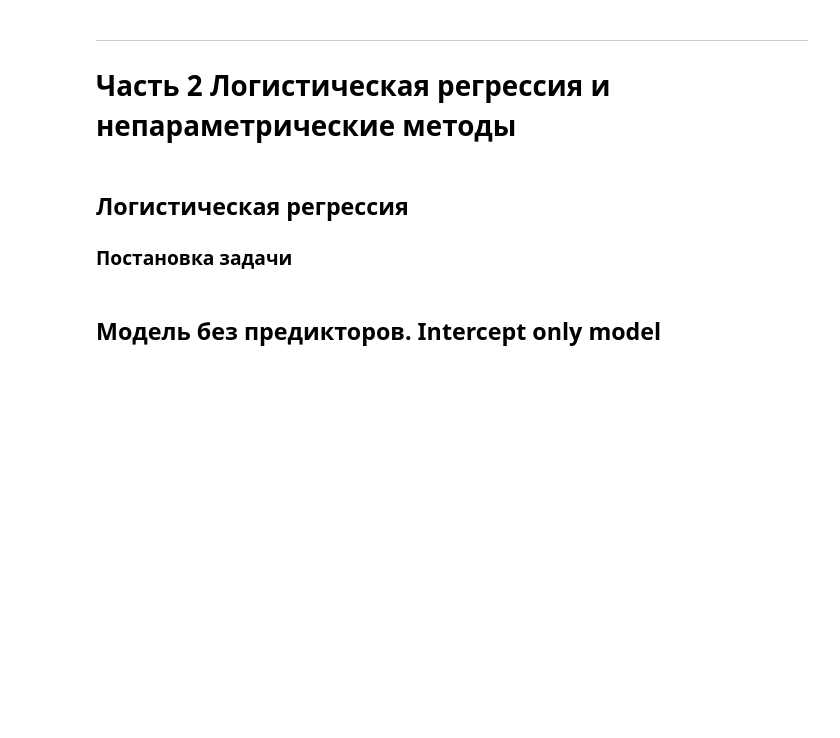
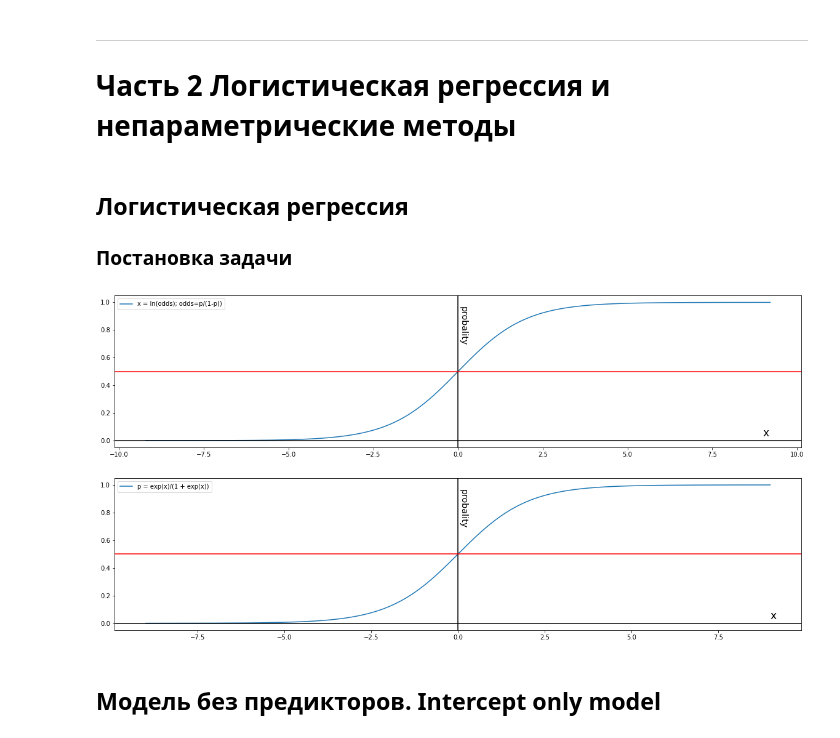
Before and after one commit to KlukvaMors/basic_stat, a Jupyter notebook: basic_stat_2.ipynb, the cells around one changed output. Saved outputs shown, nothing was run; the diff lists cells and outputs as text; code cells hidden in the pictures; blank space fills up the shorter version.

```diff
--- a/basic_stat_2.ipynb
+++ b/basic_stat_2.ipynb
@@ -175,5 +178,40 @@ print(f'{p:.4f}')
 ## Логистическая регрессия
 
 ### Постановка задачи
+# %%
+import numpy as np
+import matplotlib.pyplot as plt
+
+def odds(p):
+    '''Формула выпадения шансов от вероятности'''
+    return p/(1-p)
+
+def logit(x):
+    return np.exp(x)/(1 + np.exp(x))
+
+fig, (ax1, ax2) = plt.subplots(2, figsize=(20, 10))
+
+p1 = np.linspace(0, 1, 10000)
+x1 = np.log(odds(p1))
+x2 = np.linspace(-9, 9, 10000)
+p2 = logit(x2)
+
+ax1.plot(x1, p1, label='x = ln(odds); odds=p/(1-p))')
+ax2.plot(x2, p2, label='p = exp(x)/(1 + exp(x))')
+
+
+for ax in (ax1, ax2):
+    # создадим оси
+    ax.axvline(0, color='k')
+    ax.axhline(0, color='k')
+    # подпишем оси
+    ax.text(9, 0.03, 'x', size='xx-large')
+    ax.text(0.03, 0.7, 'probality', size='x-large', rotation=-90)
+    ax.axhline(0.5, color='r')
+    ax.legend()
+
+plt.show()
+# %% [output]
+[figure, added]
 # %% [markdown]
 ## Модель без предикторов. Intercept only model
```
Also changed, not shown: parts of 4 cells of this notebook, 1 other file.
